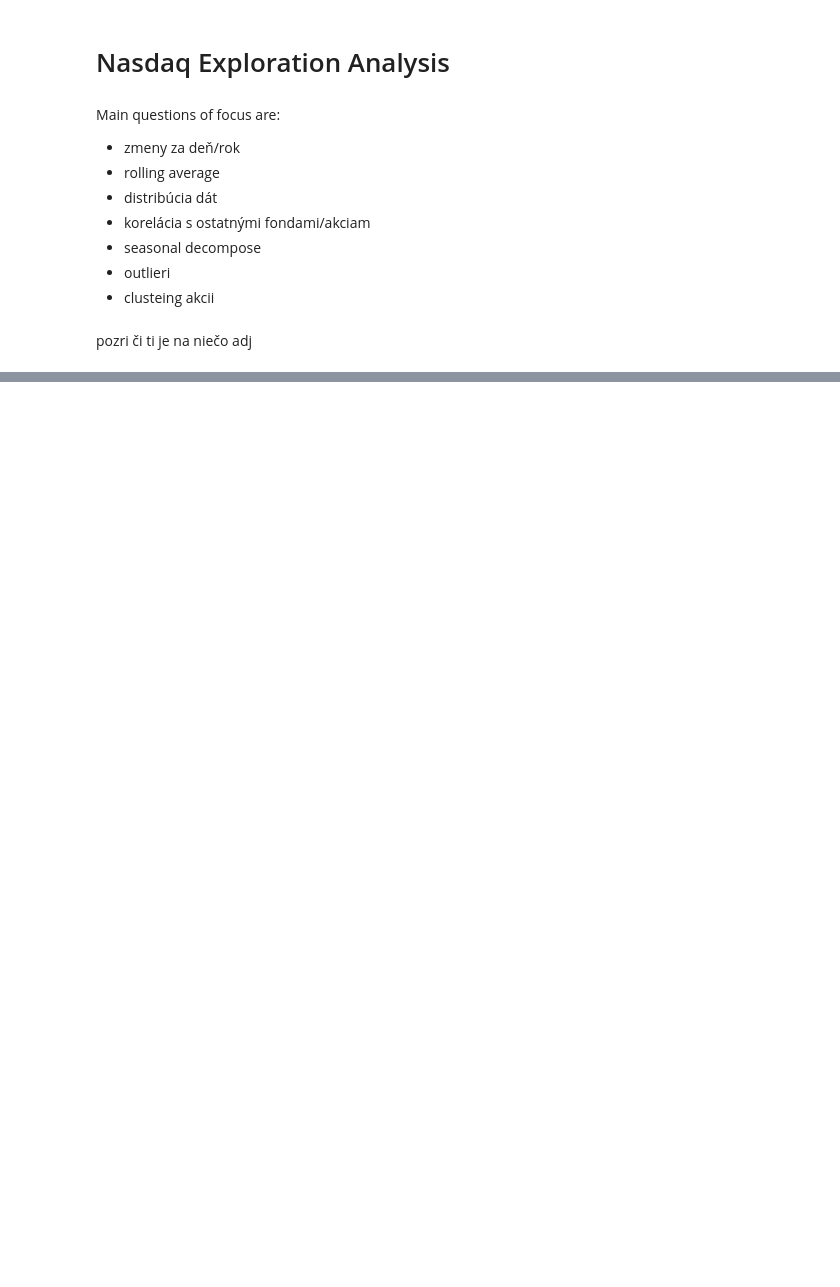
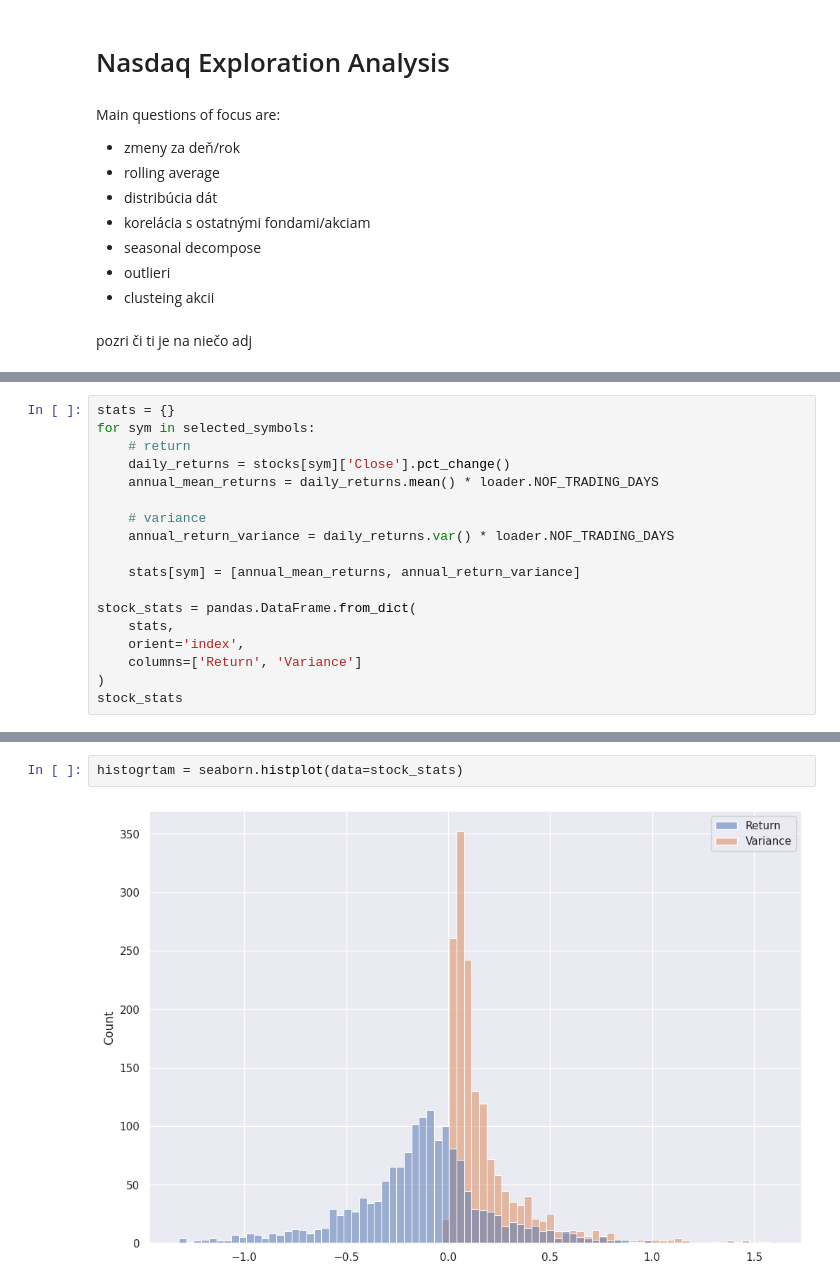
Before and after one commit to benbencik/nasdaq_exloratory_analysis, a Jupyter notebook: nasdaq_analysis.ipynb, the cells around one changed output, grey strips where cells are left out. Saved outputs shown, nothing was run; the diff lists cells and outputs as text; blank space fills up the shorter version.

```diff
--- a/nasdaq_analysis.ipynb
+++ b/nasdaq_analysis.ipynb
@@ -170,0 +56,18 @@ matica korelacii
+# %%
+stats = {}
+for sym in selected_symbols:
+    # return
+    daily_returns = stocks[sym]['Close'].pct_change()
+    annual_mean_returns = daily_returns.mean() * loader.NOF_TRADING_DAYS
+
+    # variance
+    annual_return_variance = daily_returns.var() * loader.NOF_TRADING_DAYS
+
+    stats[sym] = [annual_mean_returns, annual_return_variance]
+
+stock_stats = pandas.DataFrame.from_dict(
+    stats,
+    orient='index',
+    columns=['Return', 'Variance']
+)
+stock_stats
@@ -170,0 +160,4 @@ matica korelacii
+# %%
+histogrtam = seaborn.histplot(data=stock_stats)
+# %% [output]
+[figure, added]
```
Also changed, not shown: parts of 26 cells of this notebook.
